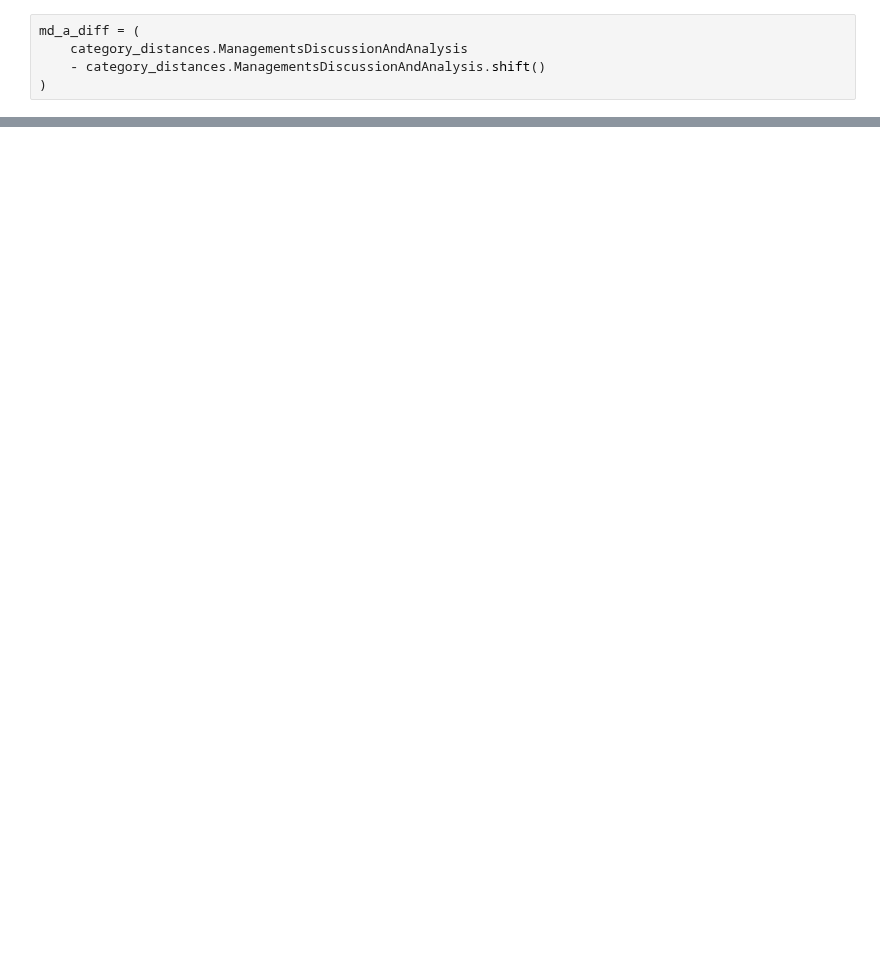
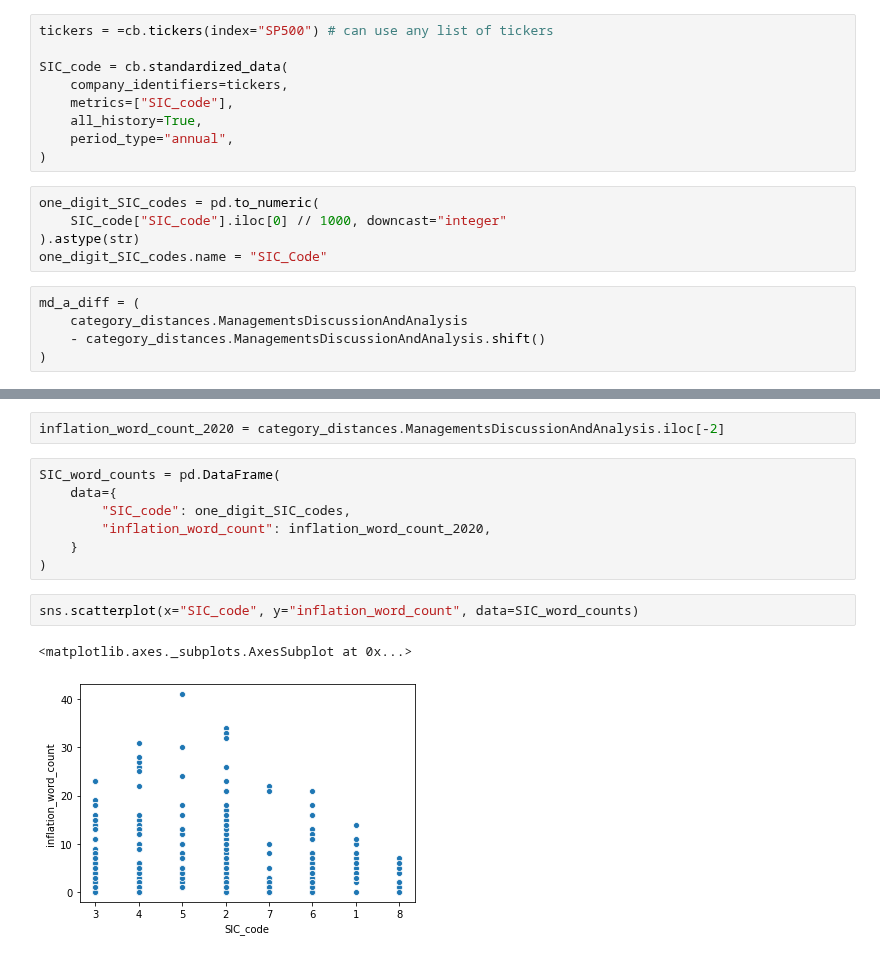
Before and after one commit to calcbench/notebooks, a Jupyter notebook: Supply Chain Presentation.ipynb, the cells around one changed output, grey strips where cells are left out. Cells and saved outputs as stored; diff of their text form; blank space fills up the shorter version.

```diff
--- a/Supply Chain Presentation.ipynb
+++ b/Supply Chain Presentation.ipynb
@@ -33,6 +50,20 @@ profit_margin = cb.standardized_data(
     all_history=True,
     period_type="annual",
 )["GrossProfitMargin"]
+# %%
+tickers = =cb.tickers(index="SP500") # can use any list of tickers
+
+SIC_code = cb.standardized_data(
+    company_identifiers=tickers,
+    metrics=["SIC_code"],
+    all_history=True,
+    period_type="annual",
+)
+# %%
+one_digit_SIC_codes = pd.to_numeric(
+    SIC_code["SIC_code"].iloc[0] // 1000, downcast="integer"
+).astype(str)
+one_digit_SIC_codes.name = "SIC_Code"
 # %%
 md_a_diff = (
     category_distances.ManagementsDiscussionAndAnalysis
@@ -58,0 +90,14 @@ sns.scatterplot(x="profit_margin_change", y="inflation_count_change", data=d)
+# %%
+inflation_word_count_2020 = category_distances.ManagementsDiscussionAndAnalysis.iloc[-2]
+# %%
+SIC_word_counts = pd.DataFrame(
+    data={
+        "SIC_code": one_digit_SIC_codes,
+        "inflation_word_count": inflation_word_count_2020,
+    }
+)
+# %%
+sns.scatterplot(x="SIC_code", y="inflation_word_count", data=SIC_word_counts)
+# %% [output]
+<matplotlib.axes._subplots.AxesSubplot at 0x...>
+[figure, added]
```
Also changed, not shown: parts of 9 cells of this notebook.
